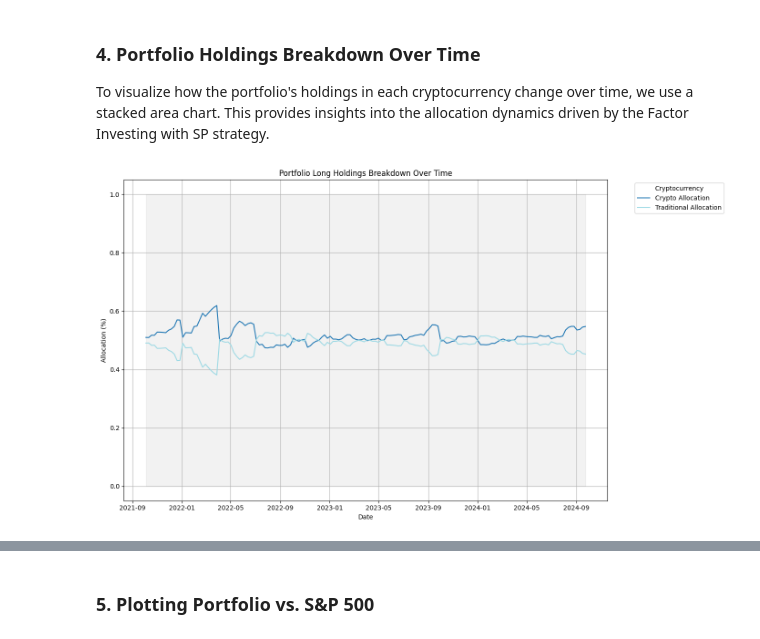
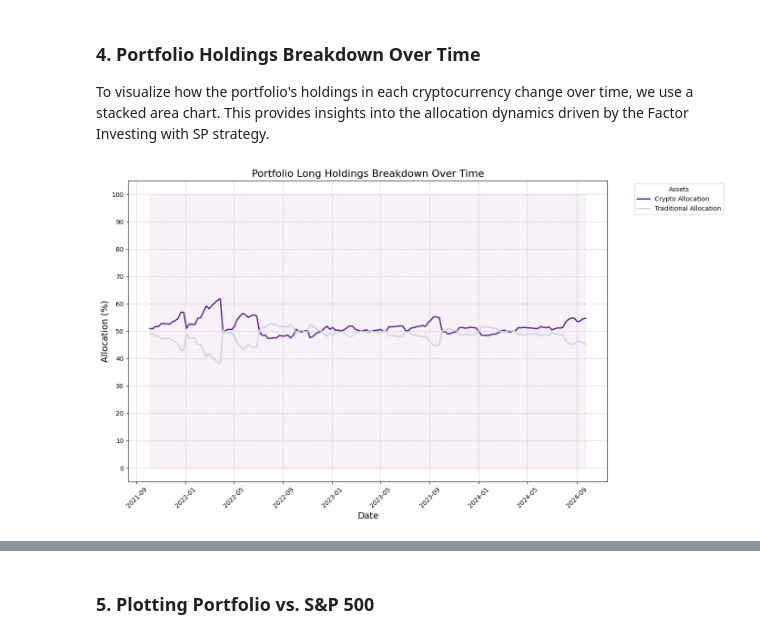
Before and after one commit to ak7660/GraapeInvestment, a Jupyter notebook: strategy.ipynb, the cells around one changed output, grey strips where cells are left out. Saved outputs shown, nothing was run; the diff lists cells and outputs as text; code cells hidden in the pictures.

```diff
--- a/strategy.ipynb
+++ b/strategy.ipynb
@@ -145,12 +149,3 @@ Traditional Assets Price Data Head:
 | 2021-10-05 | 95.041069 | 164.589996 | 60.353771 | 350.367096 | 92.852615 | 393.596313 | 234.860825 | 128.104401 | 146.389526 |
 | 2021-10-06 | 95.481598 | 165.029999 | 60.864319 | 352.612152 | 93.207779 | 396.313354 | 234.506104 | 130.003448 | 147.344849 |
 | 2021-10-07 | 96.286064 | 164.160004 | 60.777630 | 355.847351 | 93.985329 | 400.574524 | 237.344284 | 129.503662 | 148.690094 |
-# %%
-if price_data.index.tz is not None:
-    price_data.index = price_data.index.tz_convert(None)
-
-if traditional_price_data.index.tz is not None:
-     traditional_price_data.index = price_data.index.tz_convert(None)
-
-print("Crypto Data Index Timezone:", price_data.index.tz)
-print("Traditional Data Index Timezone:", traditional_price_data.index.tz)
@@ -818,42 +815,35 @@ plot_daily_returns_on_assets(price_data)
 ### 4. Portfolio Holdings Breakdown Over Time
 To visualize how the portfolio's holdings in each cryptocurrency change over time, we use a stacked area chart. This provides insights into the allocation dynamics driven by the Factor Investing with SP strategy.
 # %%
+import matplotlib.pyplot as plt
 import matplotlib.cm as cm
+import numpy as np
+
 def plot_portfolio_holdings(holdings_history_df):
-    longs = holdings_history_df.clip(lower=0)
-    shorts = holdings_history_df.clip(upper=0).abs()
+    assets = holdings_history_df.clip(lower=0)
+    num_assets = holdings_history_df.columns.nunique()
+    shades_of_purple = [plt.cm.Purples(i) for i in np.linspace(0.3, 0.9, num_assets)]
+    color_dict = dict(zip(holdings_history_df.columns, shades_of_purple))
 
-    num_assets = holdings_history_df.columns.nunique()
-    color_palette = cm.get_cmap('tab20', num_assets)
-    colors = [color_palette(i) for i in range(num_assets)]
-    color_dict = dict(zip(holdings_history_df.columns, colors))
-
-    if longs.sum().sum() > 0:
+    if assets.sum().sum() > 0:
         plt.figure(figsize=(14, 8))
-        for asset in longs.columns:
-            plt.plot(longs.index, longs[asset], label=asset, color=color_dict[asset])
-        plt.fill_between(longs.index, 0, longs.sum(axis=1), color='gray', alpha=0.1)
-        plt.title('Portfolio Long Holdings Breakdown Over Time')
-        plt.xlabel('Date')
-        plt.ylabel('Allocation (%)')
-        plt.legend(title='Cryptocurrency', bbox_to_anchor=(1.05, 1), loc='upper left')
-        plt.grid(True)
+        asset_names = list(assets.columns)
+        plt.plot(assets.index, assets[asset_names[0]] * 100, label=asset_names[0], color=color_dict[asset_names[1]], linewidth=2)
+        plt.plot(assets.index, assets[asset_names[1]] * 100, label=asset_names[1], color=color_dict[asset_names[0]], linewidth=2)
+        for asset in asset_names[2:]:
+            plt.plot(assets.index, assets[asset] * 100, label=asset, color=color_dict[asset], linewidth=2)
+        plt.fill_between(assets.index, 0, assets.sum(axis=1) * 100, color='purple', alpha=0.05)
+        plt.title('Portfolio Long Holdings Breakdown Over Time', fontsize=16)
+        plt.xlabel('Date', fontsize=14)
+        plt.ylabel('Allocation (%)', fontsize=14)
+        plt.yticks(np.arange(0, 101, 10))
+        plt.legend(title='Assets', bbox_to_anchor=(1.05, 1), loc='upper left')
+        plt.grid(True, linestyle='--', alpha=0.7)
+        plt.xticks(rotation=45)
         plt.tight_layout()
         plt.show()
 
-    if shorts.sum().sum() > 0:
-        plt.figure(figsize=(14, 8))
-        for asset in shorts.columns:
-            plt.plot(shorts.index, shorts[asset], label=asset, color=color_dict[asset])
-        plt.fill_between(shorts.index, 0, shorts.sum(axis=1), color='gray', alpha=0.1)
-        plt.title('Portfolio Short Holdings Breakdown Over Time')
-        plt.xlabel('Date')
-        plt.ylabel('Allocation (%)')
-        plt.legend(title='Cryptocurrency', bbox_to_anchor=(1.05, 1), loc='upper left')
-        plt.grid(True)
-        plt.tight_layout()
-        plt.show()
-
+# Example call to the function
 plot_portfolio_holdings(holdings_history)
 # %% [output]
-[figure, old version]
+[figure, new version]
```
Also changed, not shown: parts of 11 cells of this notebook.
